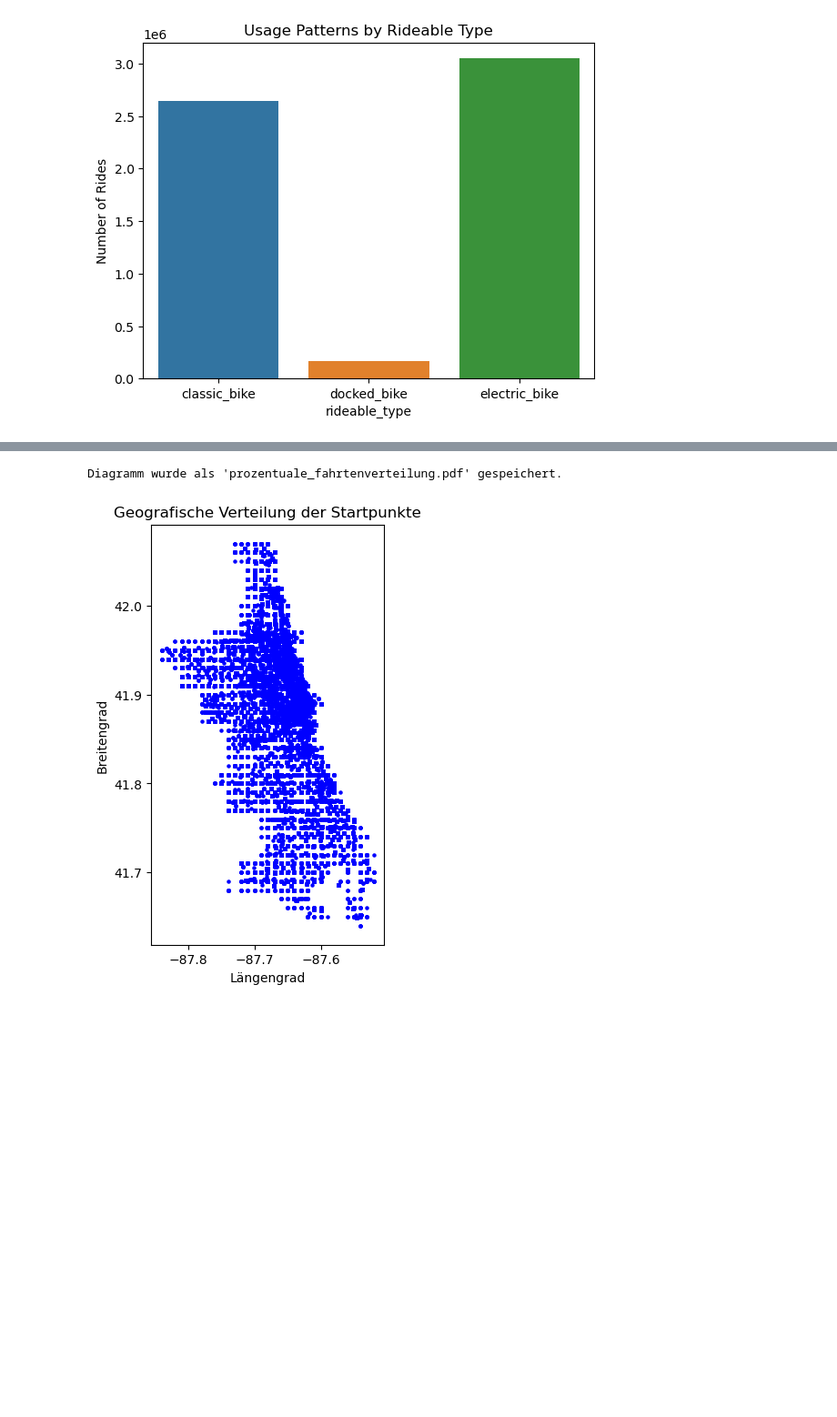
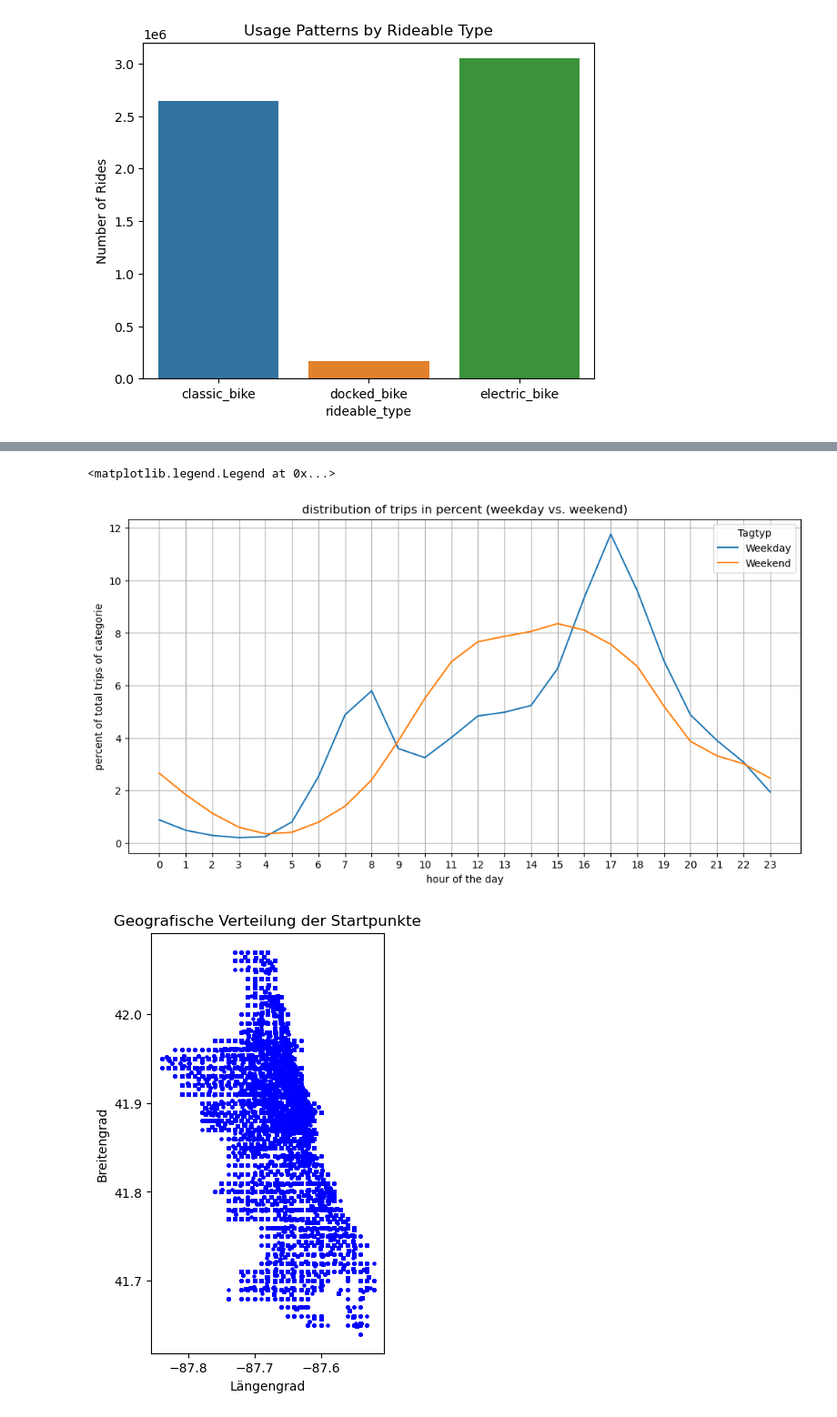
Before and after one commit to MariusRemmlinger/master_thesis, a Jupyter notebook: first_steps.ipynb, the cells around one changed output, grey strips where cells are left out. Shown at 91% size. Cells and saved outputs as stored; diff of their text form; code cells hidden in the pictures; blank space fills up the shorter version.

```diff
--- a/first_steps.ipynb
+++ b/first_steps.ipynb
@@ -265,49 +243,33 @@ Diagramm wurde als 'fahrtenverteilung.pdf' gespeichert.
 # %%
-import pandas as pd
-import matplotlib.pyplot as plt
-import seaborn as sns
-from matplotlib.backends.backend_pdf import PdfPages
+# get plot of relative amount of trips per daytype
 
-# Annahme: Dein DataFrame heißt 'df'
-# df = pd.read_csv('your_data_file.csv')
-
-# Konvertierung der 'started_at' Spalte in datetime
 df['started_at'] = pd.to_datetime(df['started_at'])
 
-# Extraktion der Stunde und des Wochentags
+
 df['start_hour'] = df['started_at'].dt.hour
-df['weekday'] = df['started_at'].dt.dayofweek  # Montag ist 0, Sonntag ist 6
+df['weekday'] = df['started_at'].dt.dayofweek  #
 
-# Klassifizierung als Wochentag (0-4) oder Wochenende (5-6)
+
 df['day_type'] = df['weekday'].apply(lambda x: 'Weekend' if x > 4 else 'Weekday')
 
-# Gruppierung nach Stunde und Tagtyp, Berechnung der Gesamtanzahl der Fahrten je Kategorie
+
 hourly_distribution = df.groupby(['day_type', 'start_hour']).size().reset_index(name='count')
 total_rides_per_type = df.groupby('day_type').size().reset_index(name='total_count')
 
-# Zusammenführen der Daten und Berechnung des prozentualen Anteils
+
 hourly_distribution = hourly_distribution.merge(total_rides_per_type, on='day_type')
 hourly_distribution['percentage'] = (hourly_distribution['count'] / hourly_distribution['total_count']) * 100
 
-# Visualisierung
+
 plt.figure(figsize=(12, 6))
 sns.lineplot(data=hourly_distribution, x='start_hour', y='percentage', hue='day_type')
 plt.title('distribution of trips in percent (weekday vs. weekend)')
 plt.xlabel('hour of the day')
 plt.ylabel('percent of total trips of categorie')
 plt.xticks(range(0, 24))
 plt.grid(True)
 plt.legend(title='Tagtyp')
-
-
-
-# Speichern als PDF
-pdf_path = 'prozentuale_fahrtenverteilung.pdf'
-with PdfPages(pdf_path) as pdf:
-    pdf.savefig()  # Speichert die aktuelle Figur im PDF
-    plt.close()
-
-print(f"Diagramm wurde als '{pdf_path}' gespeichert.")
 # %% [output]
-Diagramm wurde als 'prozentuale_fahrtenverteilung.pdf' gespeichert.
+<matplotlib.legend.Legend at 0x...>
+[figure, added]
 # %%
```
Also changed, not shown: parts of 25 cells of this notebook, 1 other file.
